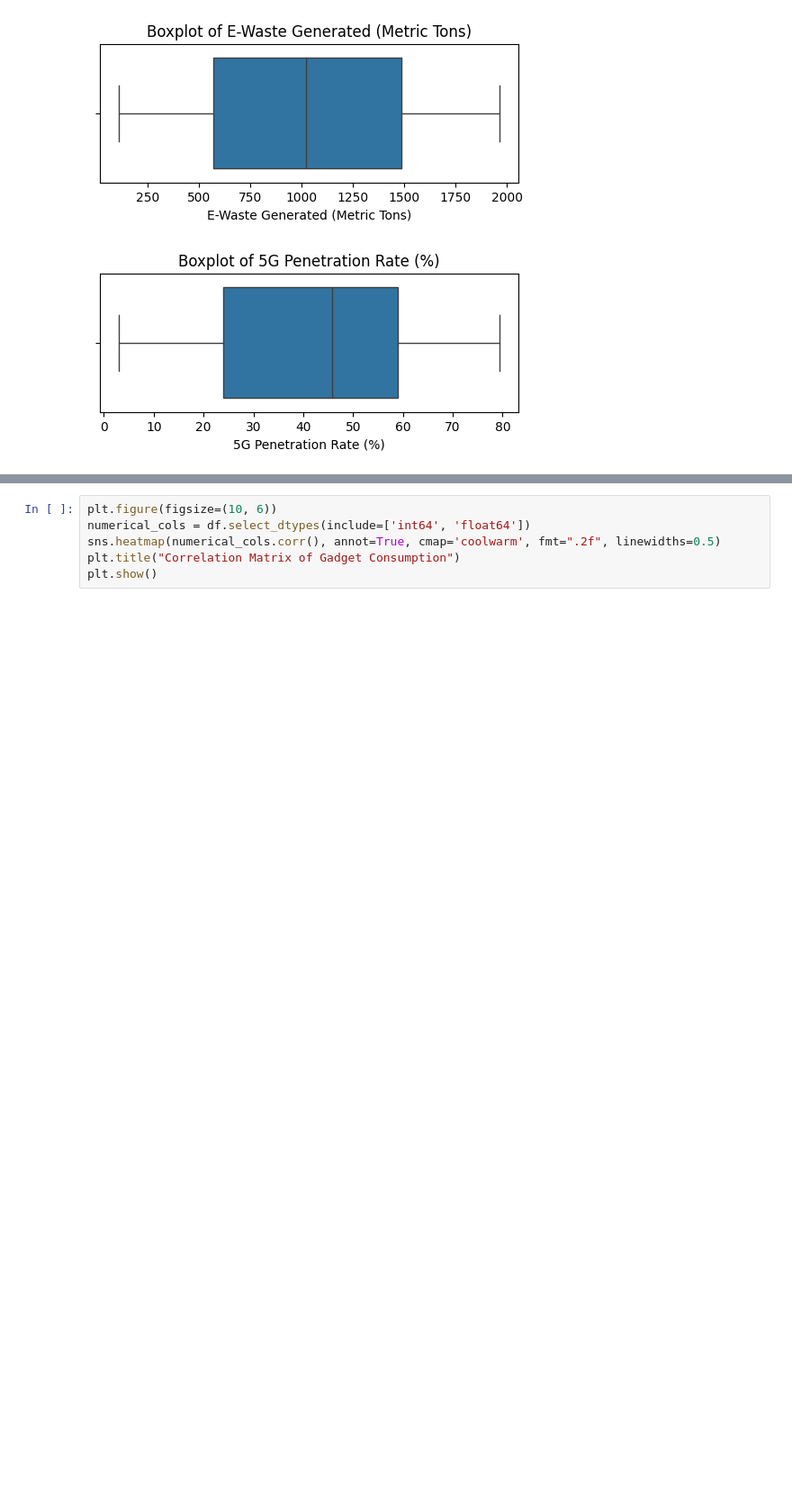
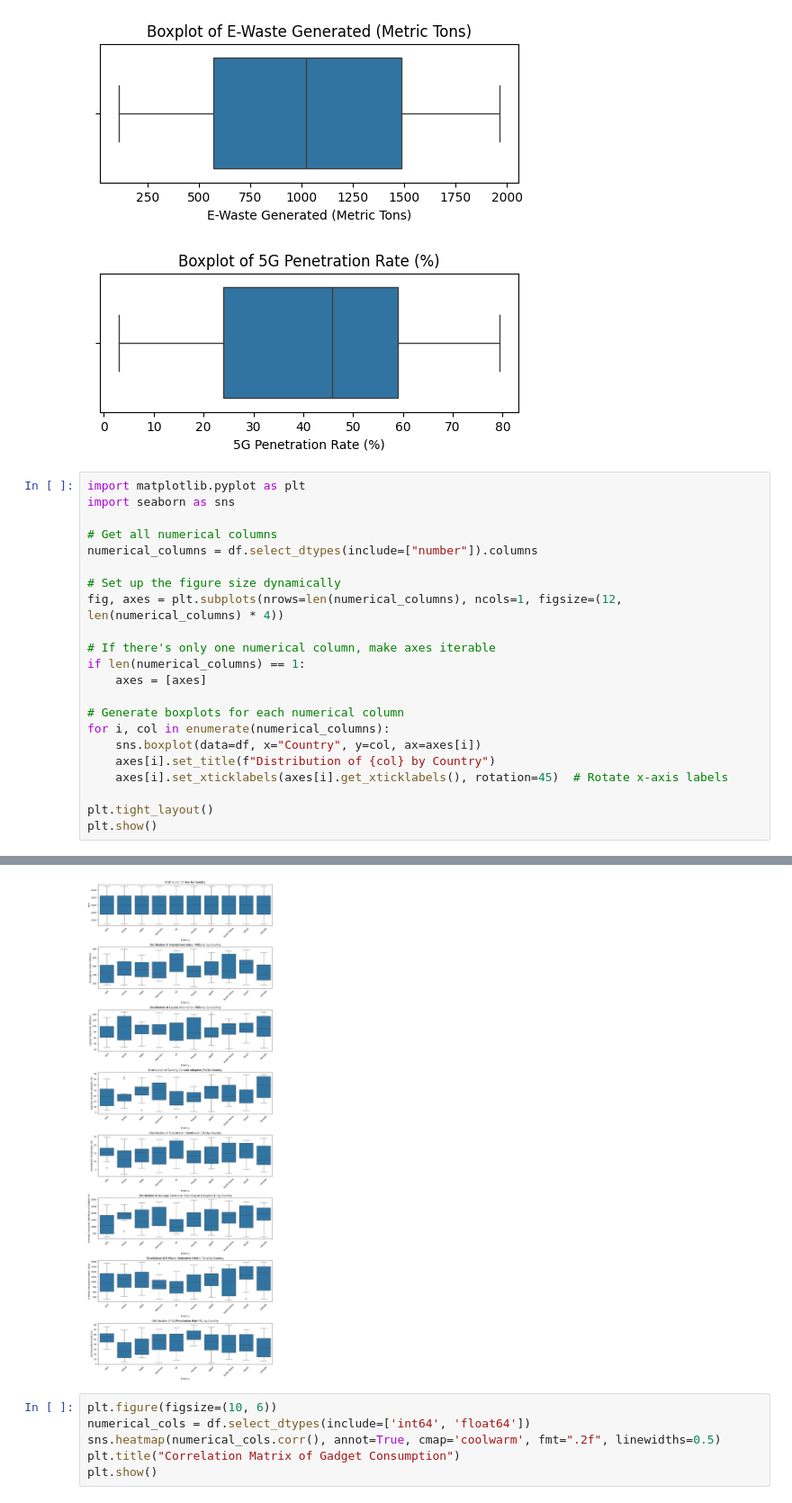
Before and after one commit to APMAPM1/Tech-Gadget-Consumption_2015-2025, a Jupyter notebook: Tech_Gadget_Consumption_(2015_2025).ipynb, the cells around one changed output, grey strips where cells are left out. Shown at 90% size. Saved outputs shown, nothing was run; the diff lists cells and outputs as text; blank space fills up the shorter version.

```diff
--- a/Tech_Gadget_Consumption_(2015_2025).ipynb
+++ b/Tech_Gadget_Consumption_(2015_2025).ipynb
@@ -151,3 +151,26 @@ for col in numerical_cols:
 [figure]
 [figure]
 [figure]
+# %%
+import matplotlib.pyplot as plt
+import seaborn as sns
+
+# Get all numerical columns
+numerical_columns = df.select_dtypes(include=["number"]).columns
+
+# Set up the figure size dynamically
+fig, axes = plt.subplots(nrows=len(numerical_columns), ncols=1, figsize=(12, len(numerical_columns) * 4))
+
+# If there's only one numerical column, make axes iterable
+if len(numerical_columns) == 1:
+    axes = [axes]
+
+# Generate boxplots for each numerical column
+for i, col in enumerate(numerical_columns):
+    sns.boxplot(data=df, x="Country", y=col, ax=axes[i])
+    axes[i].set_title(f"Distribution of {col} by Country")
+    axes[i].set_xticklabels(axes[i].get_xticklabels(), rotation=45)  # Rotate x-axis labels
+
+plt.tight_layout()
+plt.show()
+# %% [output]
@@ -154,3 +194,4 @@ for col in numerical_cols:
+[figure, added]
 # %%
 plt.figure(figsize=(10, 6))
 numerical_cols = df.select_dtypes(include=['int64', 'float64'])
```
Also changed, not shown: parts of 33 cells of this notebook.
